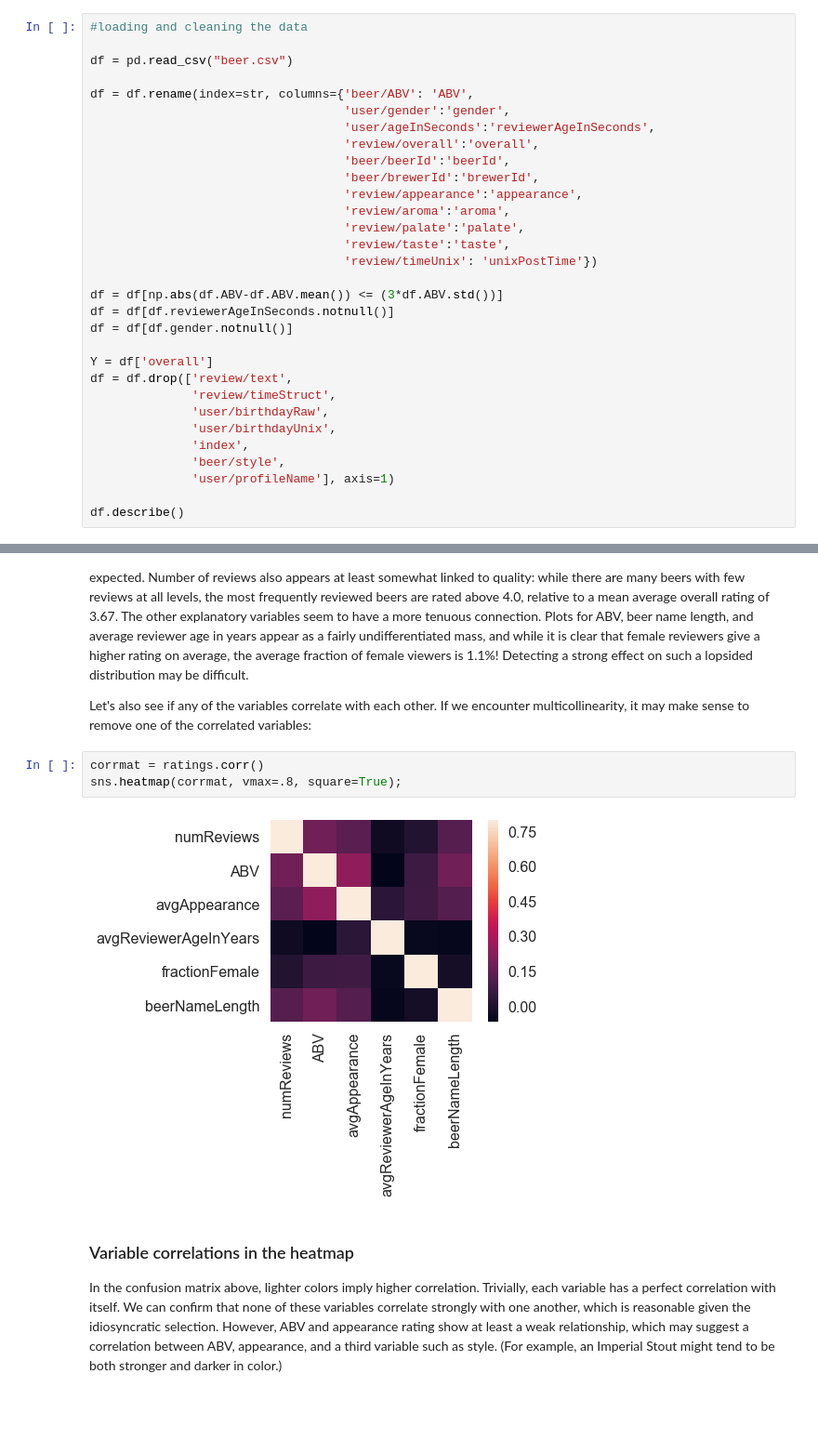
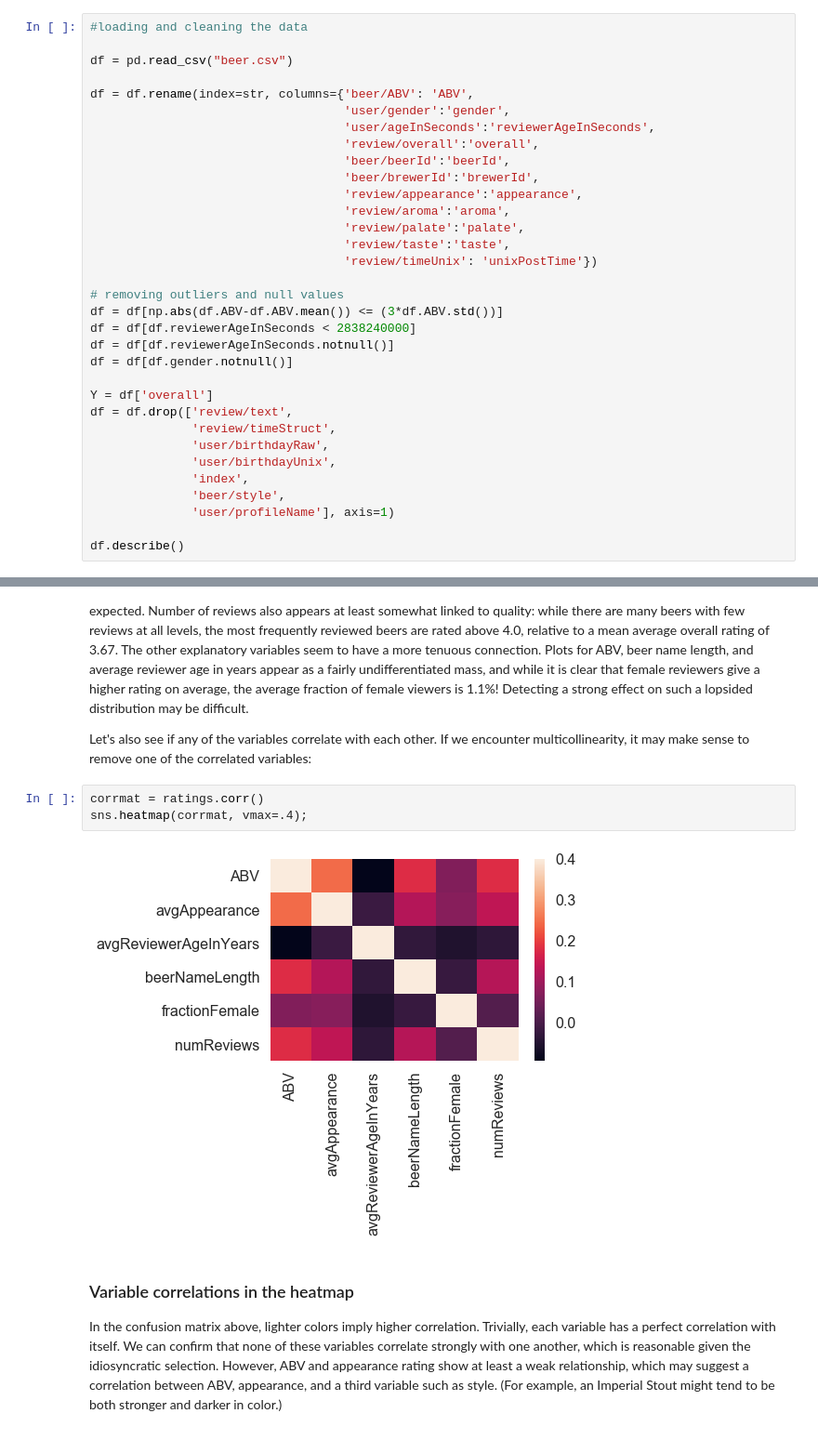
Before and after one commit to katiegrosch/beer-data-analysis, a Jupyter notebook: BeerRatingsAnalysis.ipynb, the cells around one changed output, grey strips where cells are left out. Shown at 93% size. Drawn from its saved outputs; the diff is of its cells as text; blank space fills up the shorter version.

```diff
--- a/BeerRatingsAnalysis.ipynb
+++ b/BeerRatingsAnalysis.ipynb
@@ -50,7 +51,9 @@ df = df.rename(index=str, columns={'beer/ABV': 'ABV',
                                    'review/taste':'taste',
                                    'review/timeUnix': 'unixPostTime'})
 
+# removing outliers and null values
 df = df[np.abs(df.ABV-df.ABV.mean()) <= (3*df.ABV.std())]
+df = df[df.reviewerAgeInSeconds < 2838240000]
 df = df[df.reviewerAgeInSeconds.notnull()]
 df = df[df.gender.notnull()]
 
@@ -166,9 +169,9 @@ Visually speaking, there appears to be a strong correlation between appearance r
 Let's also see if any of the variables correlate with each other. If we encounter multicollinearity, it may make sense to remove one of the correlated variables:
 # %%
 corrmat = ratings.corr()
-sns.heatmap(corrmat, vmax=.8, square=True);
+sns.heatmap(corrmat, vmax=.4);
 # %% [output]
-[figure, old version]
+[figure, new version]
 # %% [markdown]
 ### Variable correlations in the heatmap
 
```
Also changed, not shown: parts of 13 cells of this notebook.
